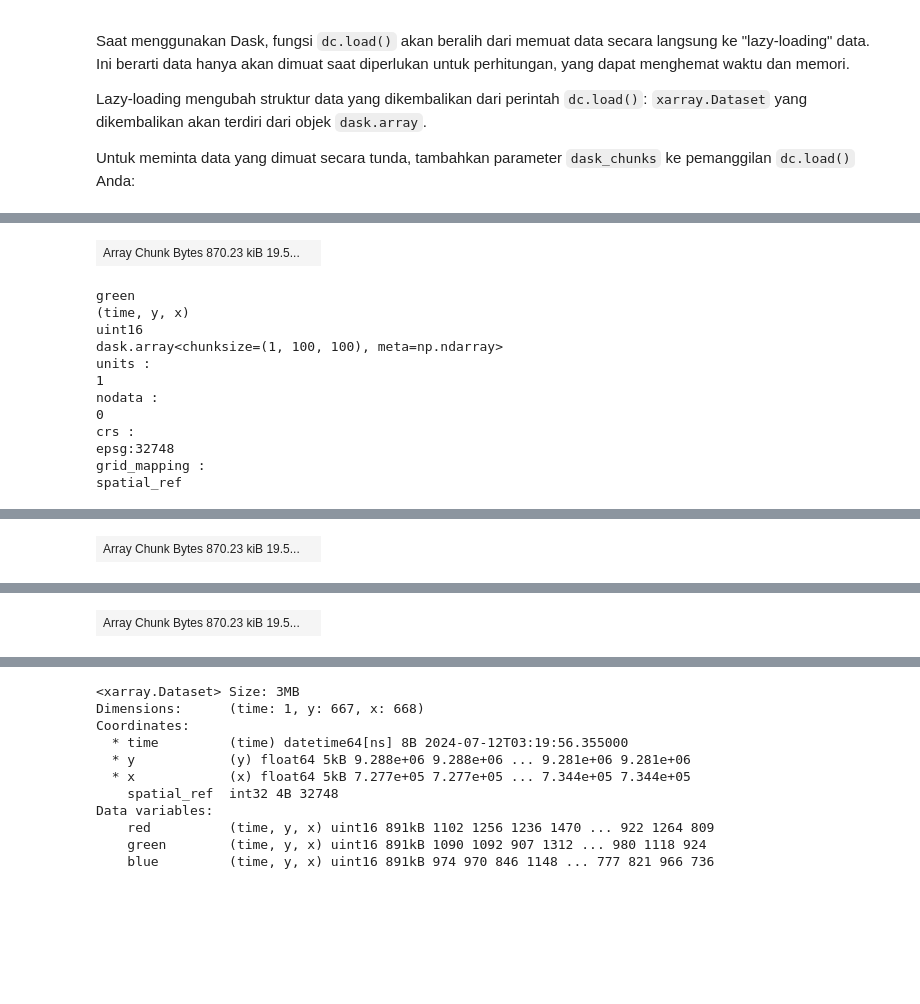
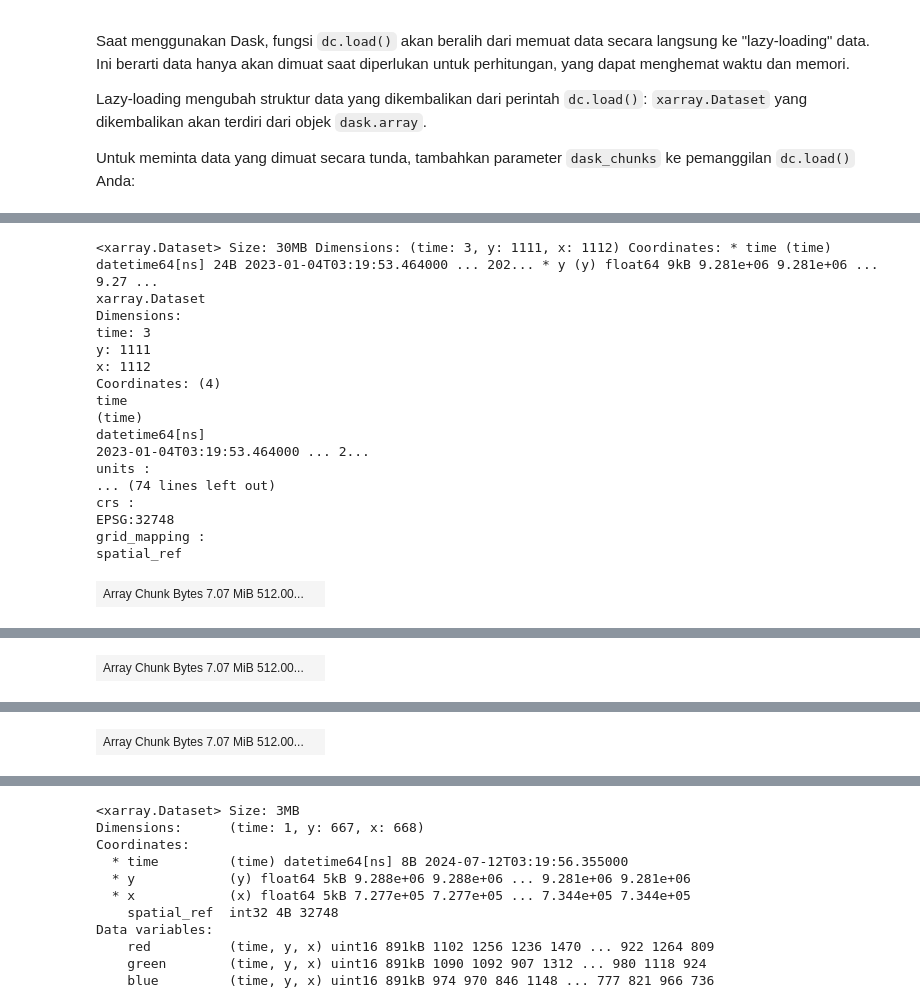
Before and after one commit to teguhsulistian/piksel-notebooks, a Jupyter notebook: Indonesia/01-Panduan-Pengguna/08_Parallel_processing_dgn_dask.ipynb, the cells around one changed output, grey strips where cells are left out. Drawn from its saved outputs; the diff is of its cells as text; code cells hidden in the pictures; blank space fills up the shorter version.

Commit message:
add panduan parallel processing dengan dask

```diff
--- a/Indonesia/01-Panduan-Pengguna/08_Parallel_processing_dgn_dask.ipynb
+++ b/Indonesia/01-Panduan-Pengguna/08_Parallel_processing_dgn_dask.ipynb
@@ -72,13 +96,3 @@ Untuk area yang sangat luas atau rentang waktu yang panjang, hal ini dapat menye
 
 Untuk informasi lebih lanjut tentang cara menggunakan `dc.load()`, lihat notebook [Membuka Data](http://43.218.254.133:8888/notebooks/panduan-pengguna/03_Membuka_data.ipynb) dari Piksel.
 Di bawah ini, kami menunjukkan contoh pemuatan data standar:
-# %%
-data = dc.load(product='s2_l2a',
-               measurements=['red', 'green', 'blue'],
-               x=(107.05926, 107.11926),
-               y=(-6.49799, -6.43799),
-               output_crs='EPSG:32748',
-               resolution=(-10, 10),
-               time=("2024-07-11", "2024-07-13"))
-
-data
@@ -101,0 +99,15 @@ Attributes:
+# %%
+
+
+data = dc.load(
+    product="s2_l2a",
+    measurements=['red', 'green', 'blue','nir'],
+    output_crs="EPSG:32748",
+    resolution=10,
+    time=('2023-01-01', '2023-01-10'),
+    longitude=(107.0, 107.1),
+    latitude=(-6.6, -6.5),
+    dask_chunks={"time": 1, "x": 512, "y": 512},
+    group_by="solar_day"
+
+)
@@ -176,14 +190,18 @@ Lazy-loading mengubah struktur data yang dikembalikan dari perintah `dc.load()`:
 
 Untuk meminta data yang dimuat secara tunda, tambahkan parameter `dask_chunks` ke pemanggilan `dc.load()` Anda:
 # %%
-lazy_data = dc.load(product='s2_l2a',
-                    measurements=['red', 'green', 'blue'],
-                    x=(107.05926, 107.11926),
-                    y=(-6.49799, -6.43799),
-                    output_crs='EPSG:32748',
-                    resolution=(-10, 10),
-                    time=("2024-07-11", "2024-07-13"),
-                    dask_chunks={'time': 1, 'x': 100, 'y': 100})
+lazy_data = dc.load(
+    product="s2_l2a",
+    measurements=['red', 'green', 'blue','nir'],
+    output_crs="EPSG:32748",
+    resolution=10,
+    time=('2023-01-01', '2023-01-10'),
+    longitude=(107.0, 107.1),
+    latitude=(-6.6, -6.5),
+    dask_chunks={"time": 1, "x": 512, "y": 512},
+    group_by="solar_day"
+
+)
 
 lazy_data
 # %% [output]
@@ -207,13 +209,18 @@ spatial_ref
+<xarray.Dataset> Size: 30MB Dimensions: (time: 3, y: 1111, x: 1112) Coordinates: * time (time) datetime64[ns] 24B 2023-01-04T03:19:53.464000 ... 202... * y (y) float64 9kB 9.281e+06 9.281e+06 ... 9.27 ...
+xarray.Dataset
+Dimensions:
+time: 3
+y: 1111
+x: 1112
+Coordinates: (4)
+time
+(time)
+datetime64[ns]
+2023-01-04T03:19:53.464000 ... 2...
+units :
+... (74 lines left out)
+crs :
+EPSG:32748
+grid_mapping :
+spatial_ref
-| Array Chunk Bytes 870.23 kiB 19.5... |  |
+| Array Chunk Bytes 7.07 MiB 512.00... |  |
-green
-(time, y, x)
-uint16
-dask.array<chunksize=(1, 100, 100), meta=np.ndarray>
-units :
-1
-nodata :
-0
-crs :
-epsg:32748
-grid_mapping :
-spatial_ref
@@ -220 +239 @@ spatial_ref
-| Array Chunk Bytes 870.23 kiB 19.5... |  |
+| Array Chunk Bytes 7.07 MiB 512.00... |  |
@@ -233 +252 @@ spatial_ref
-| Array Chunk Bytes 870.23 kiB 19.5... |  |
+| Array Chunk Bytes 7.07 MiB 512.00... |  |
```
Also changed, not shown: parts of 15 cells of this notebook, 1 other file.
